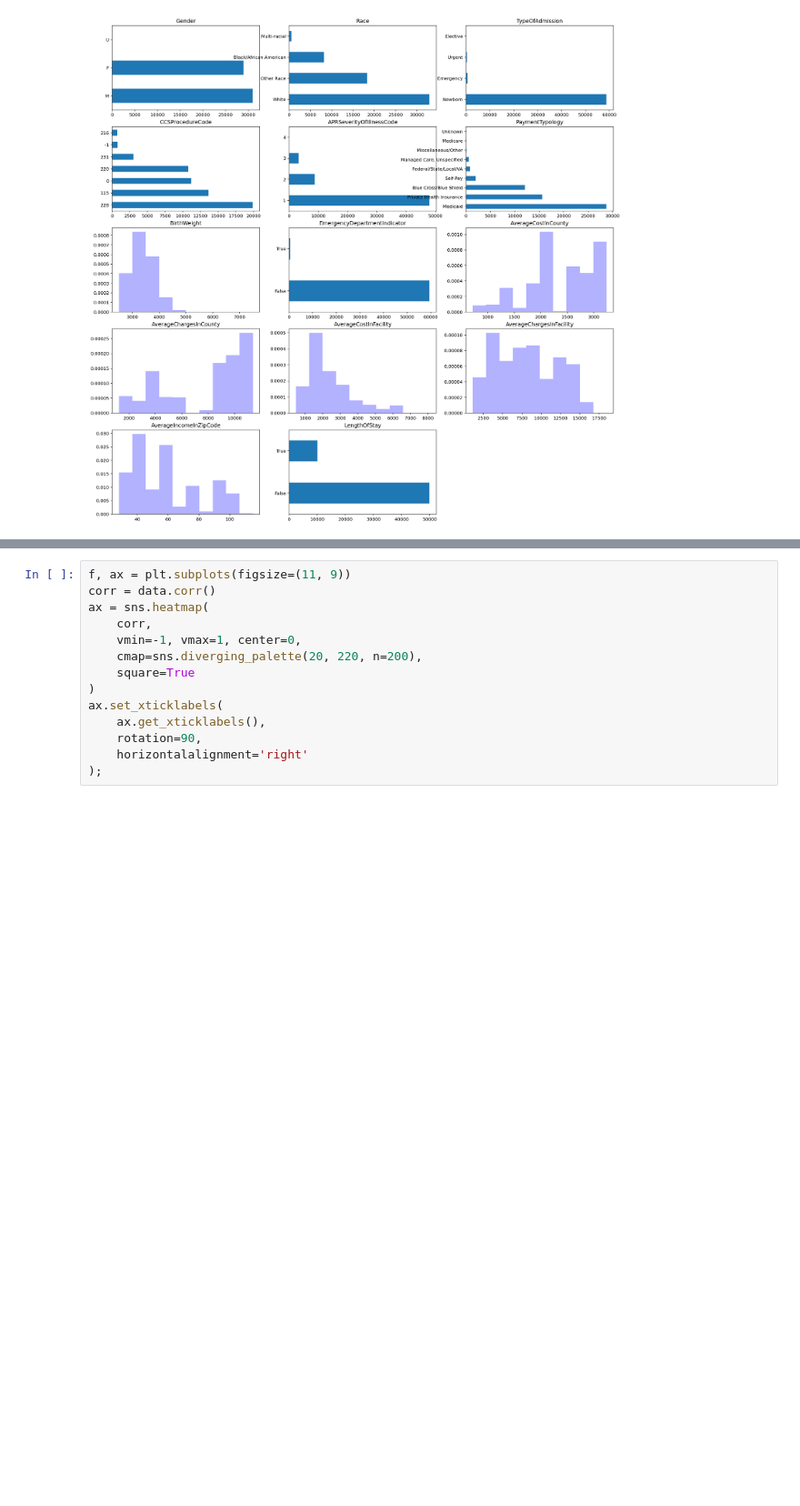
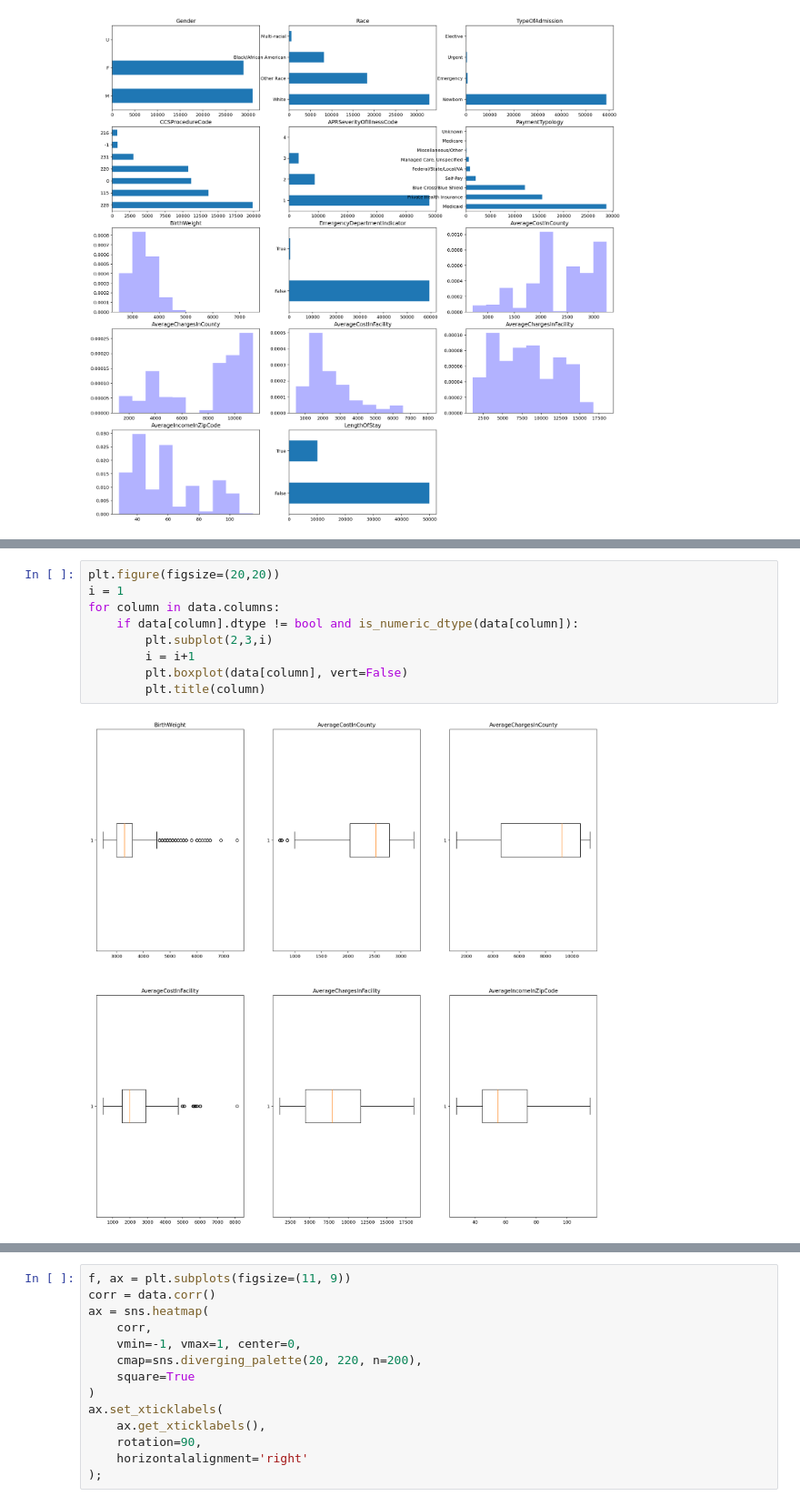
Before and after one commit to shekhar-hazari/CML_assignment_1, a Jupyter notebook: s3831855.ipynb, the cells around one changed output, grey strips where cells are left out. Shown at 91% size. Cells and saved outputs as stored; diff of their text form; blank space fills up the shorter version.

```diff
--- a/s3831855.ipynb
+++ b/s3831855.ipynb
@@ -158,0 +170,11 @@ for i, column in enumerate(data.columns):
+# %%
+plt.figure(figsize=(20,20))
+i = 1
+for column in data.columns:
+    if data[column].dtype != bool and is_numeric_dtype(data[column]):
+        plt.subplot(2,3,i)
+        i = i+1
+        plt.boxplot(data[column], vert=False)
+        plt.title(column)
+# %% [output]
+[figure, added]
```
Also changed, not shown: parts of 17 cells of this notebook.
